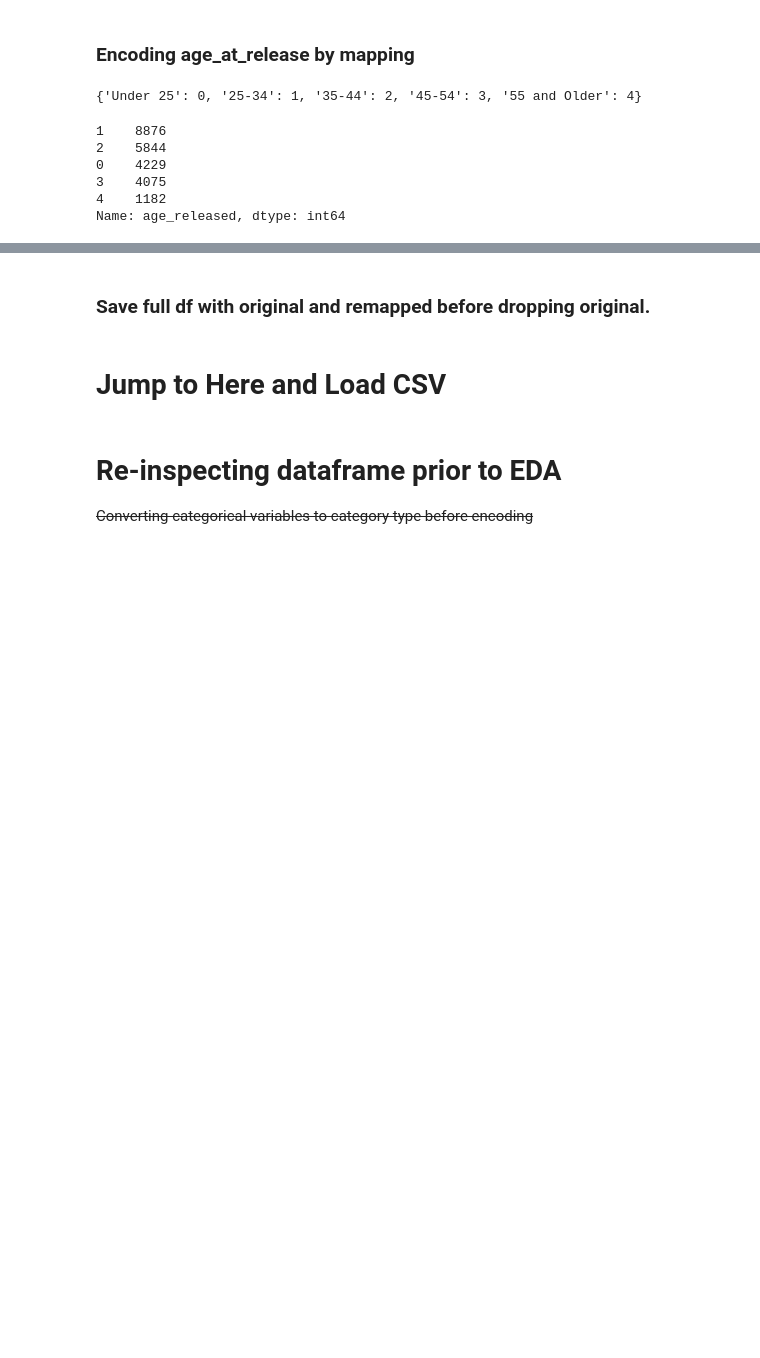
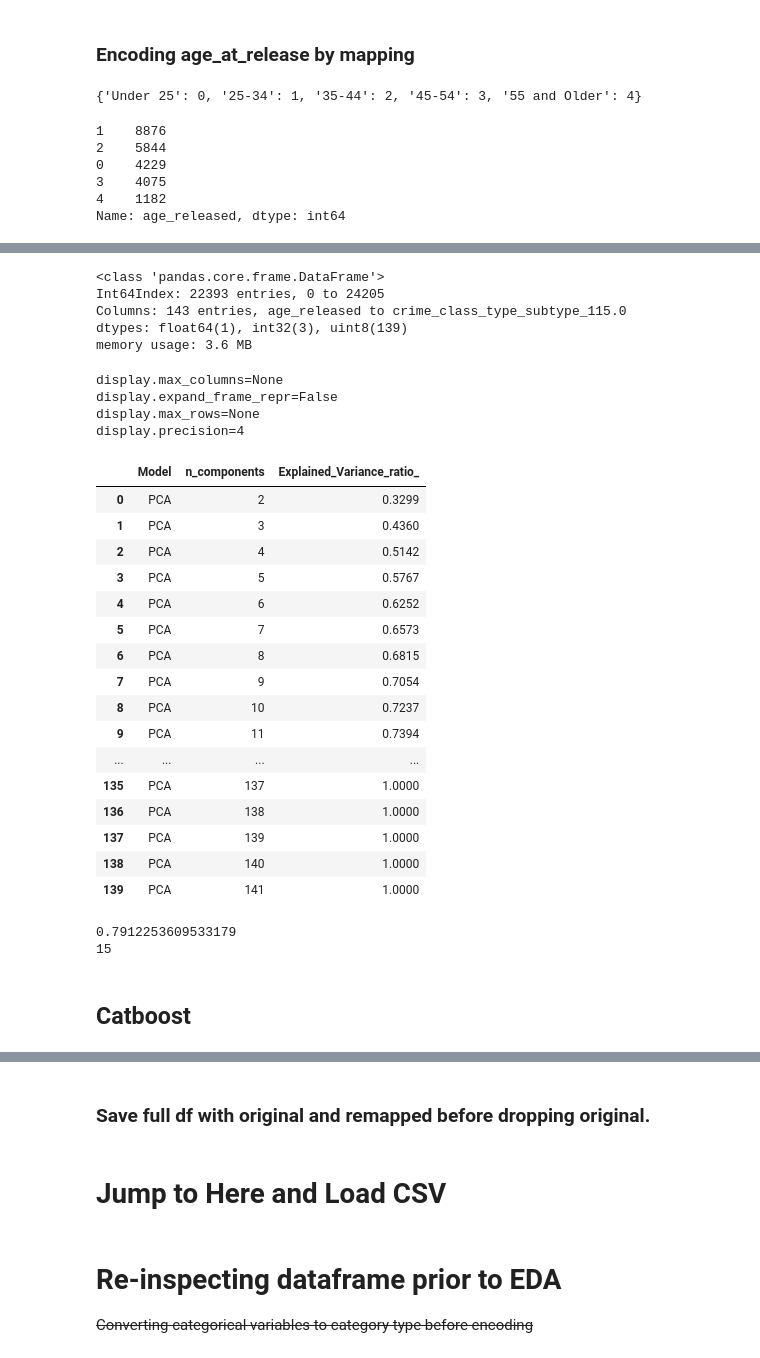
Before and after one commit to jirvingphd/Mod_3_Project_James_-_Mike, a Jupyter notebook: student_James.ipynb, the cells around one changed output, grey strips where cells are left out. Drawn from its saved outputs; the diff is of its cells as text; code cells hidden in the pictures; blank space fills up the shorter version.

```diff
--- a/student_James.ipynb
+++ b/student_James.ipynb
@@ -871,0 +1311,3 @@ memory usage: 2.4+ MB
+# %%
+df_pca = df
+df_pca.head()
@@ -871,0 +1337,2 @@ memory usage: 2.4+ MB
+# %%
+df_pca.drop(['crime_type','crime_subtype','crime_class','report_year','yr_released','types_combined','recidivist'], axis=1,inplace=True)
@@ -871,0 +1341,2 @@ memory usage: 2.4+ MB
+# %%
+df_pca = pd.get_dummies(df_pca, drop_first=True)
@@ -871,0 +1356,8 @@ memory usage: 2.4+ MB
+# %%
+df_pca.info()
+# %% [output]
+<class 'pandas.core.frame.DataFrame'>
+Int64Index: 22393 entries, 0 to 24205
+Columns: 143 entries, age_released to crime_class_type_subtype_115.0
+dtypes: float64(1), int32(3), uint8(139)
+memory usage: 3.6 MB
@@ -871,0 +1366,27 @@ memory usage: 2.4+ MB
+# %%
+big_pandas()
+# %% [output]
+display.max_columns=None
+display.expand_frame_repr=False
+display.max_rows=None
+display.precision=4
+# %%
+select_pca(df_pca)
+# %% [output]
+|  | Model | n_components | Explained_Variance_ratio_ |
+| 0 | PCA | 2 | 0.3299 |
+| 1 | PCA | 3 | 0.4360 |
+| 2 | PCA | 4 | 0.5142 |
+| 3 | PCA | 5 | 0.5767 |
+| 4 | PCA | 6 | 0.6252 |
+| 5 | PCA | 7 | 0.6573 |
+| 6 | PCA | 8 | 0.6815 |
+| 7 | PCA | 9 | 0.7054 |
+| 8 | PCA | 10 | 0.7237 |
+| 9 | PCA | 11 | 0.7394 |
+| ... | ... | ... | ... |
+| 135 | PCA | 137 | 1.0000 |
+| 136 | PCA | 138 | 1.0000 |
+| 137 | PCA | 139 | 1.0000 |
+| 138 | PCA | 140 | 1.0000 |
+| 139 | PCA | 141 | 1.0000 |
@@ -871,0 +1400,11 @@ memory usage: 2.4+ MB
+# %%
+# print(np.sum(pca_mle.explained_variance_ratio_))
+# print(pca_mle.n_components_)
+
+print(np.sum(pca_n15.explained_variance_ratio_))
+print(pca_n15.n_components_)
+# %% [output]
+0.7912253609533179
+15
+# %% [markdown]
+## Catboost
```
Also changed, not shown: parts of 113 cells of this notebook, 40 other files.
